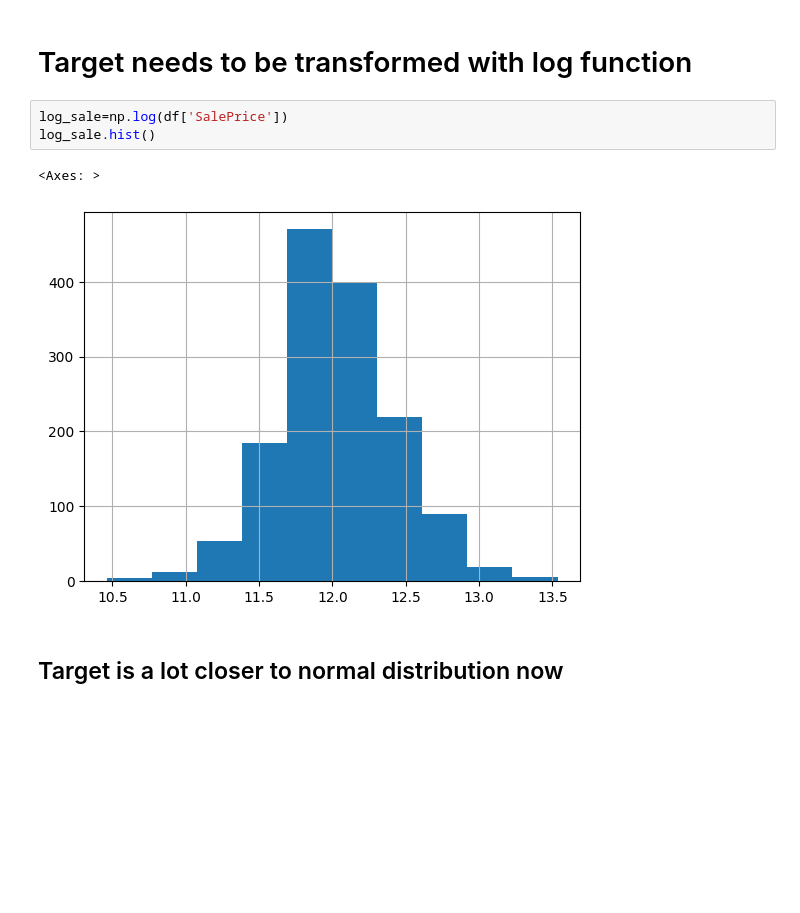
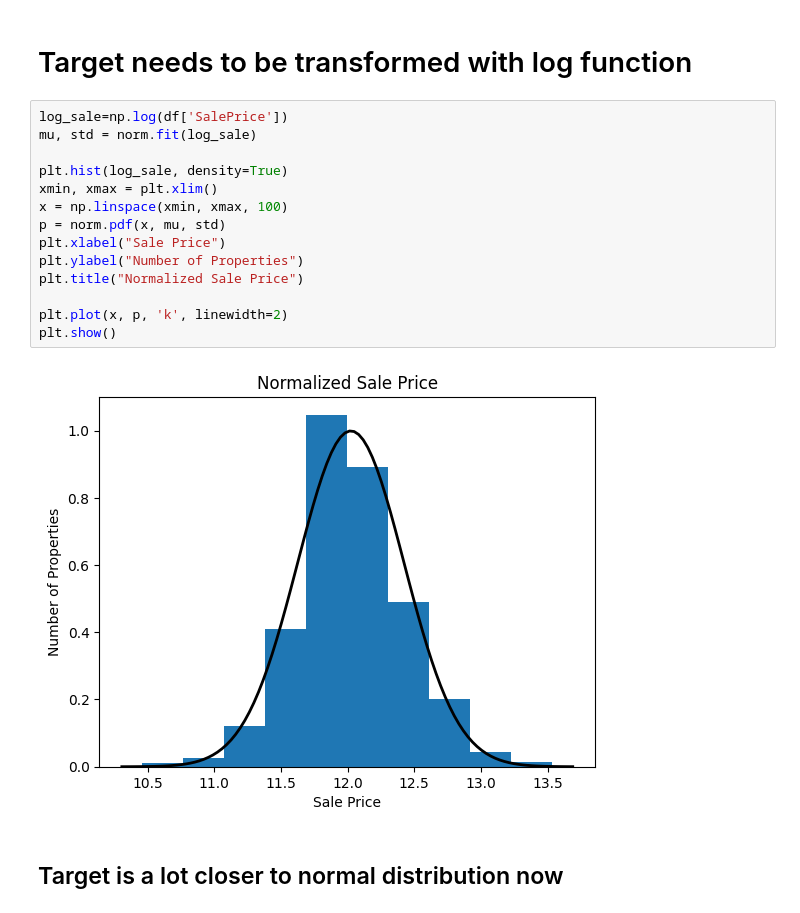
Before and after one commit to jdwatson08/House-Price-Model, a Jupyter notebook: House_price_model.ipynb, the cells around one changed output. Saved outputs shown, nothing was run; the diff lists cells and outputs as text; blank space fills up the shorter version.

```diff
--- a/House_price_model.ipynb
+++ b/House_price_model.ipynb
@@ -206,12 +211,22 @@ print(p)
 2.283848353787728e-133
 # %% [markdown]
 # Target needs to be transformed with log function
-# %%
-log_sale=np.log(df['SalePrice'])
-log_sale.hist()
-# %% [output]
-<Axes: >
-[figure, removed]
+# %%
+log_sale=np.log(df['SalePrice'])
+mu, std = norm.fit(log_sale)
+
+plt.hist(log_sale, density=True)
+xmin, xmax = plt.xlim()
+x = np.linspace(xmin, xmax, 100)
+p = norm.pdf(x, mu, std)
+plt.xlabel("Sale Price")
+plt.ylabel("Number of Properties")
+plt.title("Normalized Sale Price")
+
+plt.plot(x, p, 'k', linewidth=2)
+plt.show()
+# %% [output]
+[figure, added]
 # %% [markdown]
 ## Target is a lot closer to normal distribution now
 # %%
```
Also changed, not shown: parts of 14 cells of this notebook.
